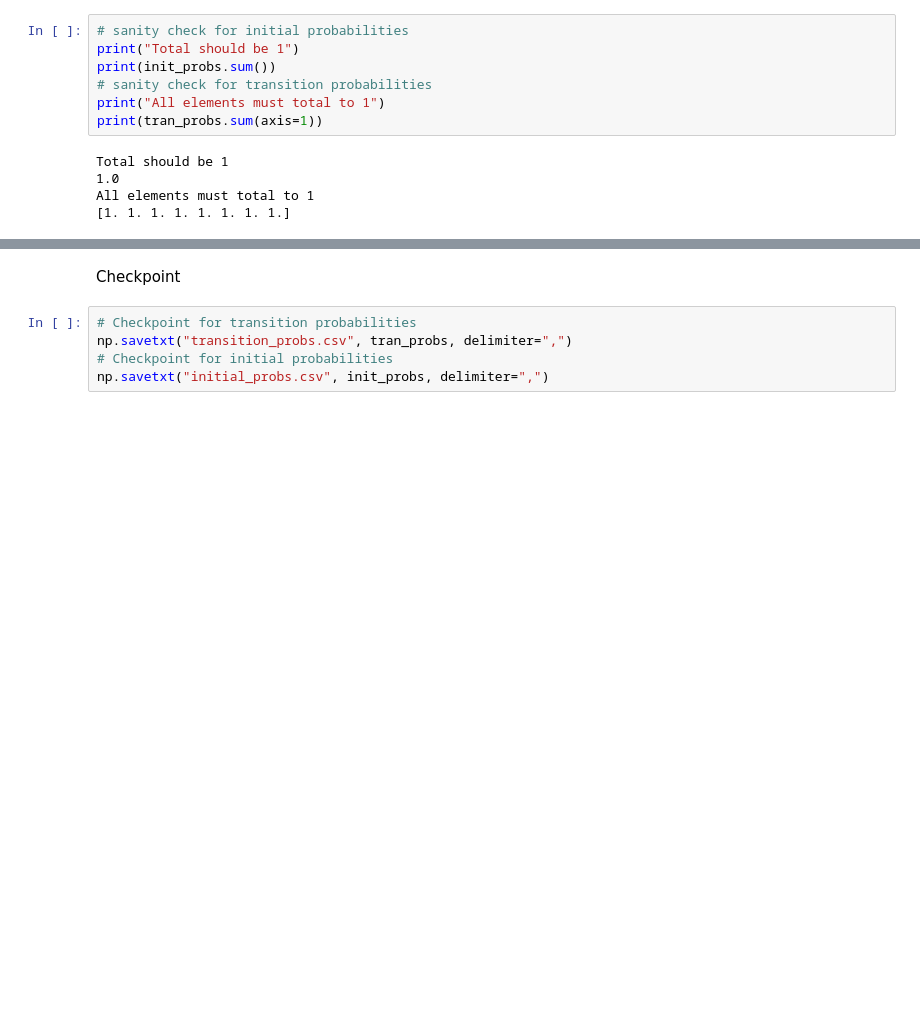
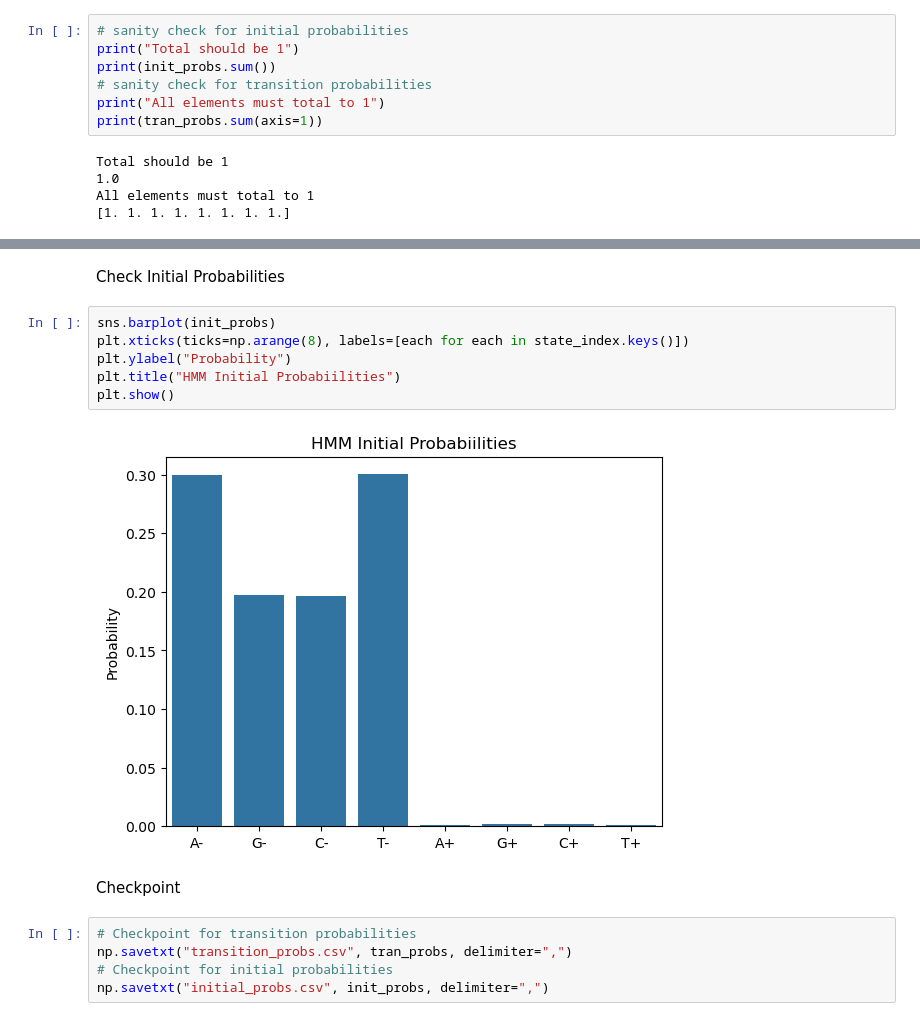
Before and after one commit to KyleCarlo/HMM-application-to-CpG-detection-in-Human-Genome, a Jupyter notebook: Bioinformatics_Ex3.ipynb, the cells around one changed output, grey strips where cells are left out. Saved outputs shown, nothing was run; the diff lists cells and outputs as text; blank space fills up the shorter version.

```diff
--- a/Bioinformatics_Ex3.ipynb
+++ b/Bioinformatics_Ex3.ipynb
@@ -321,3 +343,13 @@ All elements must total to 1
+# %% [markdown]
+Check Initial Probabilities
+# %%
+sns.barplot(init_probs)
+plt.xticks(ticks=np.arange(8), labels=[each for each in state_index.keys()])
+plt.ylabel("Probability")
+plt.title("HMM Initial Probabiilities")
+plt.show()
+# %% [output]
+[figure, added]
 # %% [markdown]
 Checkpoint
 # %%
```
Also changed, not shown: parts of 3 cells of this notebook.
